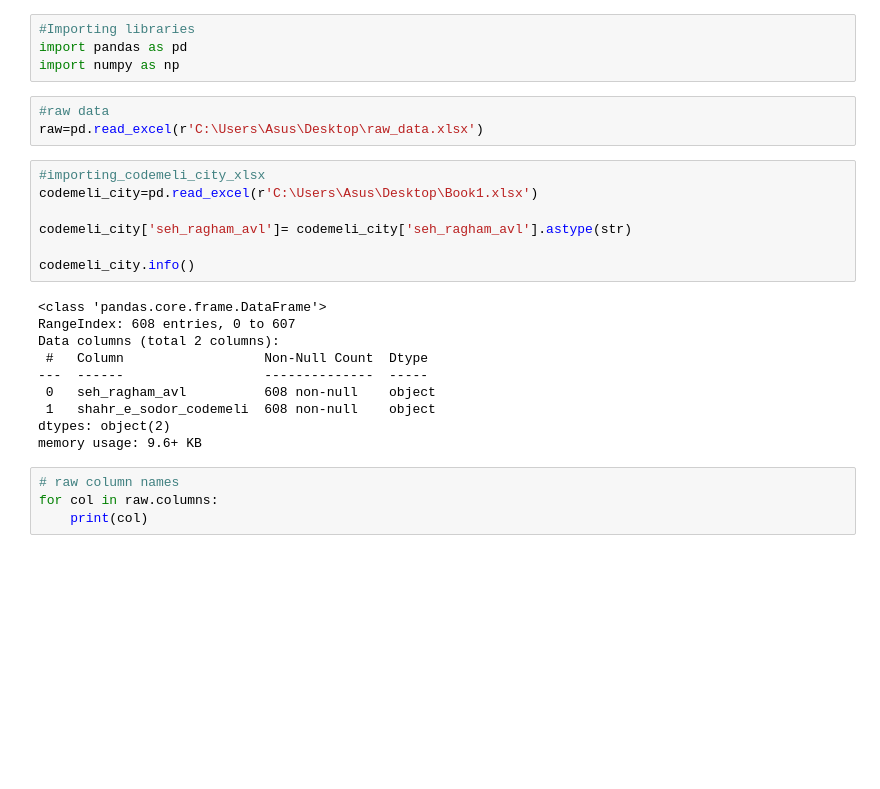
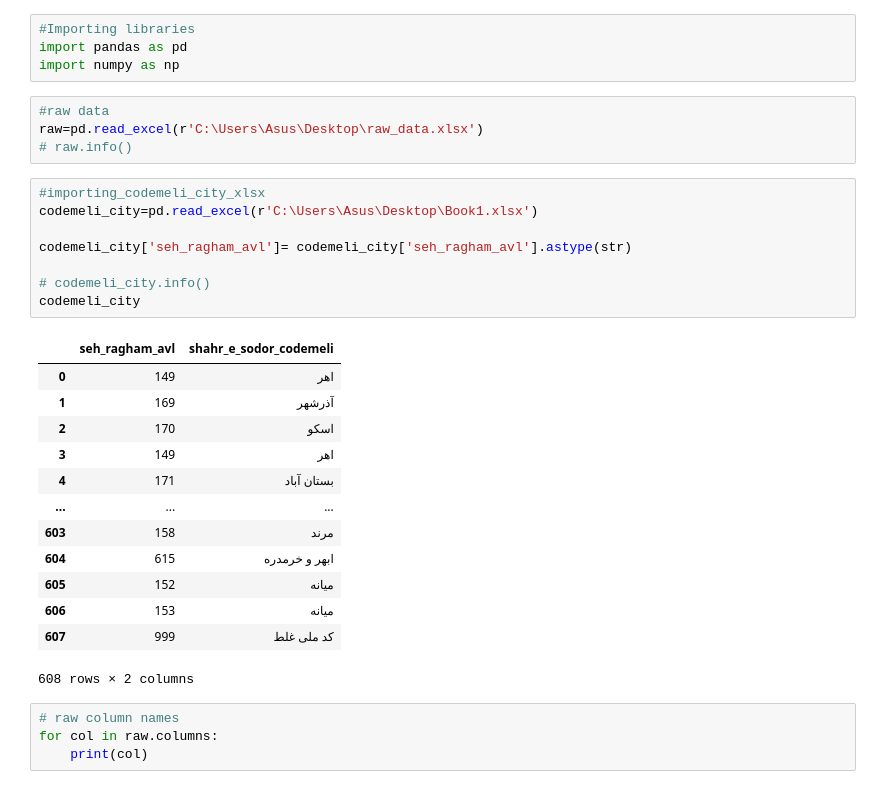
Before and after one commit to mmortazavi/ml_demystified, a Jupyter notebook: projects/gis/preoroccessing_neginnezamloo.ipynb, the cells around one changed output. Drawn from its saved outputs; the diff is of its cells as text; blank space fills up the shorter version.

```diff
--- a/projects/gis/preoroccessing_neginnezamloo.ipynb
+++ b/projects/gis/preoroccessing_neginnezamloo.ipynb
@@ -5,23 +5,29 @@ import numpy as np
 # %%
 #raw data
 raw=pd.read_excel(r'C:\Users\Asus\Desktop\raw_data.xlsx')
+# raw.info()
 # %%
 #importing_codemeli_city_xlsx
 codemeli_city=pd.read_excel(r'C:\Users\Asus\Desktop\Book1.xlsx')
 
 codemeli_city['seh_ragham_avl']= codemeli_city['seh_ragham_avl'].astype(str)
 
-codemeli_city.info()
+# codemeli_city.info()
+codemeli_city
 # %% [output]
+|  | seh_ragham_avl | shahr_e_sodor_codemeli |
+| 0 | 149 | اهر |
+| 1 | 169 | آذرشهر |
+| 2 | 170 | اسکو |
+| 3 | 149 | اهر |
+| 4 | 171 | بستان آباد |
+| ... | ... | ... |
+| 603 | 158 | مرند |
+| 604 | 615 | ابهر و خرمدره |
+| 605 | 152 | میانه |
+| 606 | 153 | میانه |
+| 607 | 999 | کد ملی غلط |
-<class 'pandas.core.frame.DataFrame'>
-RangeIndex: 608 entries, 0 to 607
-Data columns (total 2 columns):
- #   Column                  Non-Null Count  Dtype
----  ------                  --------------  -----
- 0   seh_ragham_avl          608 non-null    object
- 1   shahr_e_sodor_codemeli  608 non-null    object
-dtypes: object(2)
-memory usage: 9.6+ KB
+608 rows × 2 columns
 # %%
 # raw column names
 for col in raw.columns:
```
Also changed, not shown: parts of 46 cells of this notebook.
